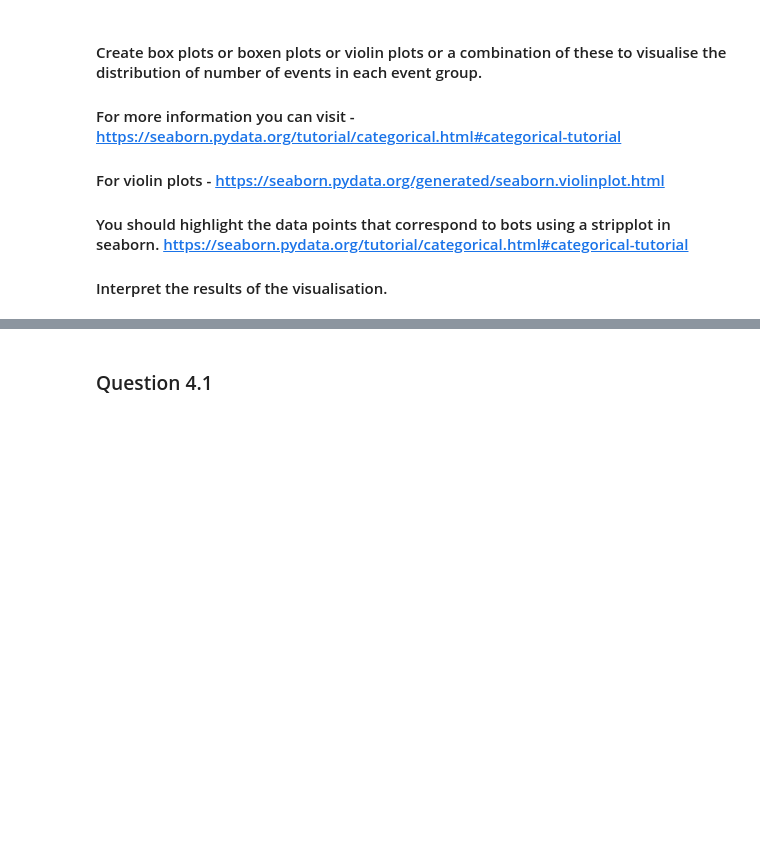
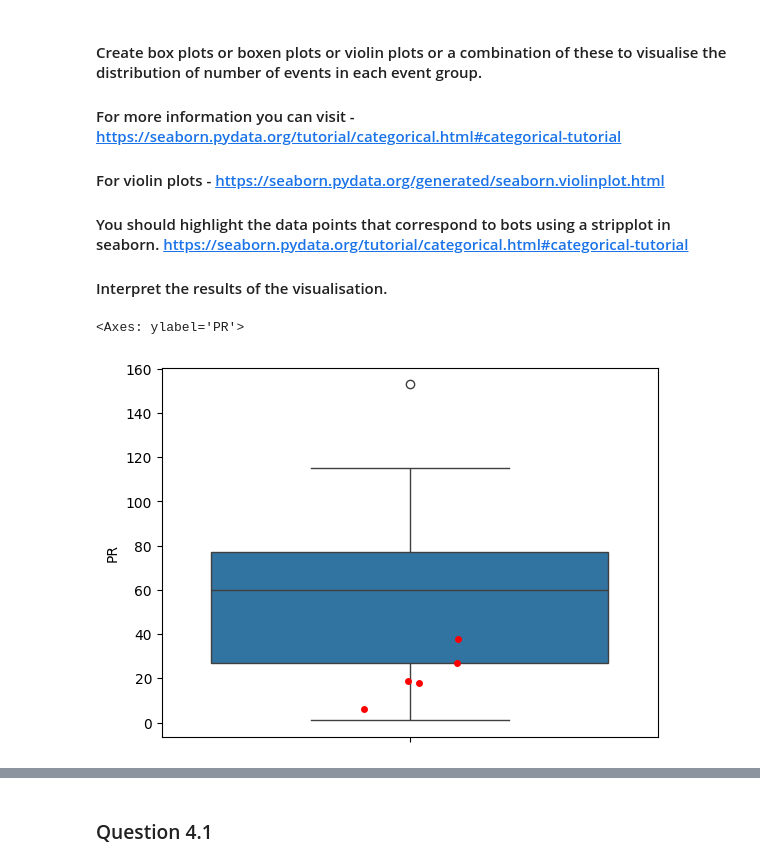
Before and after one commit to LicorneRose765/Software_Evolution_TP3_2024, a Jupyter notebook: TP3_template.ipynb, the cells around one changed output, grey strips where cells are left out. Cells and saved outputs as stored; diff of their text form; code cells hidden in the pictures; blank space fills up the shorter version.

```diff
--- a/TP3_template.ipynb
+++ b/TP3_template.ipynb
@@ -482,9 +488,24 @@ The final DataFrame should be looking like the following
 # and the type of the contributor (that you decided in the previous DataFrame) and the values should be the number
 # of events of that event event group the contriubutor has performed.
 
+# read csv
+event_df = pd.read_csv("homebrew_homebrew-core_3/events.csv")
+
 issue_group = ['IssueCommentEvent', 'IssuesEvent']
 pr_group = ['PullRequestEvent', 'PullRequestReviewCommentEvent']
 commit_group = ['CommitCommentEvent', 'PushEvent']
 repo_group = ['CreateEvent', 'DeleteEvent', 'ForkEvent', 'GollumEvent', 'MemberEvent', 'PublicEvent', 'ReleaseEvent', 'SponsorshipEvent', 'WatchEvent']
 # %%
+import numpy as np
+
 # YOUR CODE BELOW
+event_df['event_group'] = np.nan
+event_df.loc[event_df['type'].isin(issue_group), 'event_group'] = 'issue'
+event_df.loc[event_df['type'].isin(pr_group), 'event_group'] = 'PR'
+event_df.loc[event_df['type'].isin(commit_group), 'event_group'] = 'commit'
+event_df.loc[event_df['type'].isin(repo_group), 'event_group'] = 'repo'
+
+# 3
+grouped = event_df.groupby(['contributor', 'event_group']).agg(num_event=('event_id', 'count')).reset_index()
+
+grouped.head(n=10)
@@ -579,3 +634,12 @@ df_medians.pivot(index='type', columns='event_group', values='median')#.reset_in
 #### Interpret the results of the visualisation.
 # %%
 # YOUR CODE BELOW - Visualize number of events from pull request event group
+sns.boxplot(y='PR', data=final_df)
+sns.stripplot(
+    y="PR",
+    data=final_df[(final_df["type"] == "Bot")],
+    color="red",
+)
+# %% [output]
+<Axes: ylabel='PR'>
+[figure, added]
```
Also changed, not shown: parts of 38 cells of this notebook, 2 other files.
